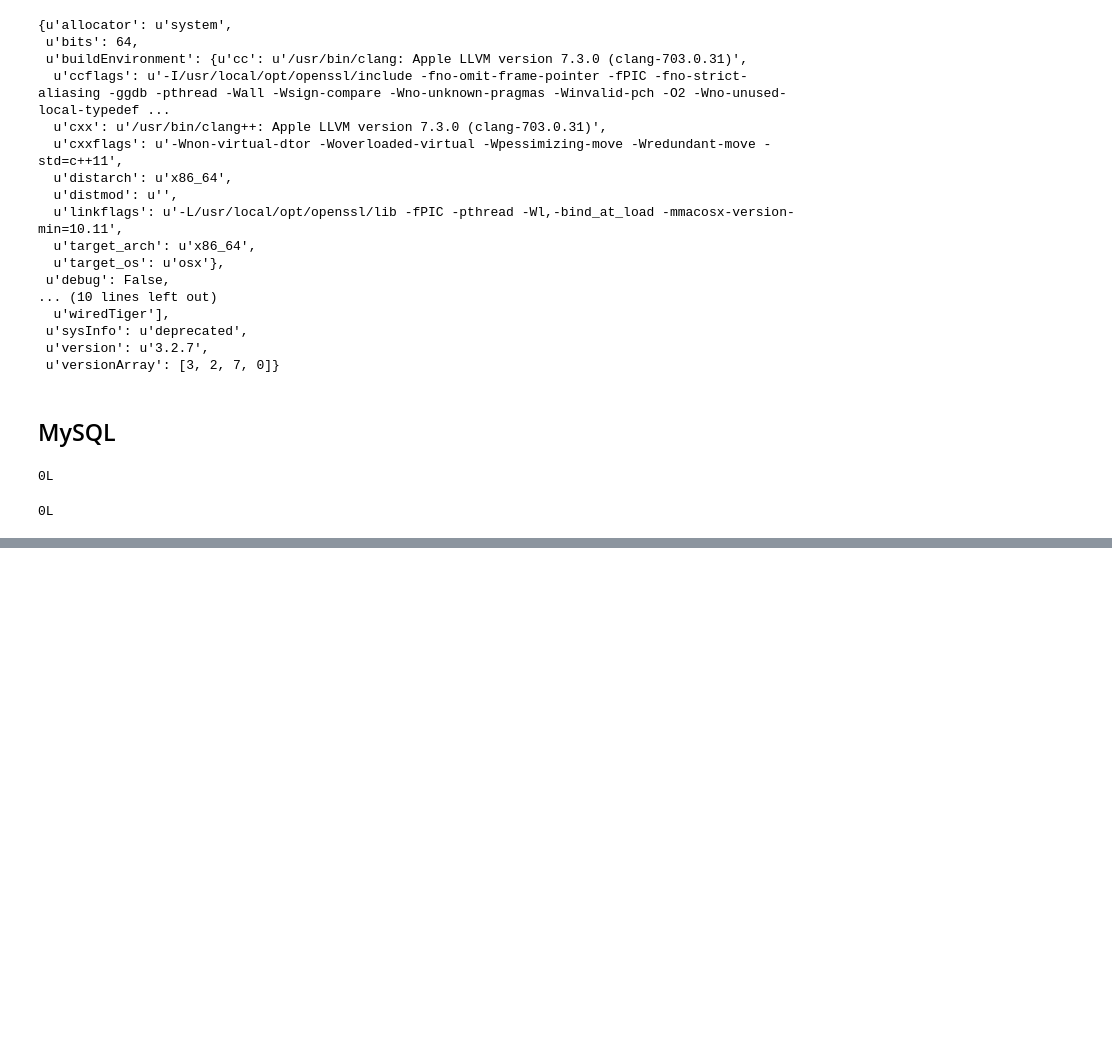
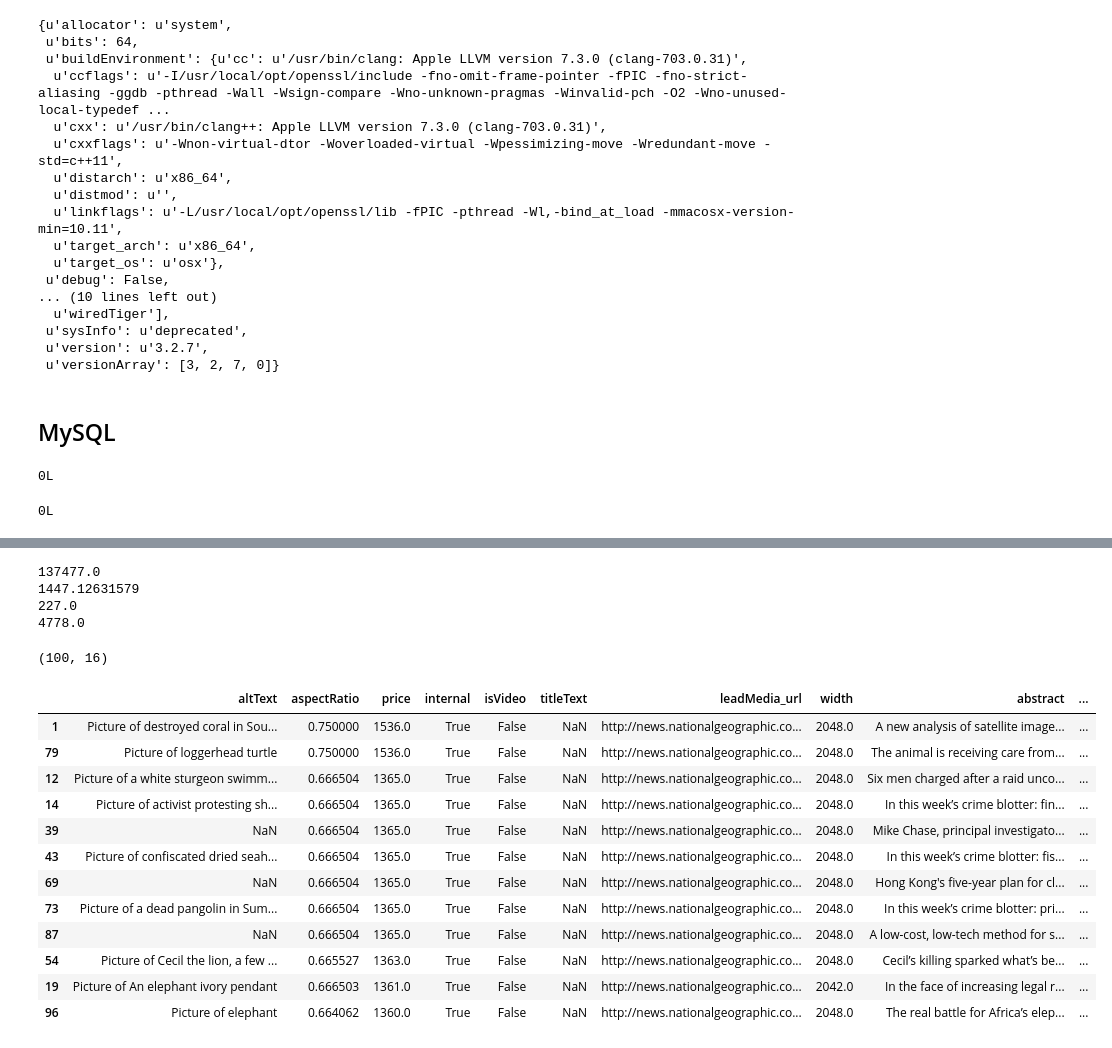
Before and after one commit to clutchyork/pythonetl, a Jupyter notebook: 20160713-demo.ipynb, the cells around one changed output, grey strips where cells are left out. Saved outputs shown, nothing was run; the diff lists cells and outputs as text; code cells hidden in the pictures; blank space fills up the shorter version.

```diff
--- a/20160713-demo.ipynb
+++ b/20160713-demo.ipynb
@@ -260,0 +370,4 @@ cursor.execute(sql)
+# %%
+datetime_df = df['publishDate'].str.replace(r' [A-Z]{3} ', ' ')
+# %%
+df['pub_datetime'] = pd.to_datetime(datetime_df) + pd.Timedelta('4 hours')
@@ -260,0 +383,28 @@ cursor.execute(sql)
+# %%
+print(df['price'].sum())
+print(df['price'].mean())
+print(df['price'].min())
+print(df['price'].max())
+df.shape
+# %% [output]
+137477.0
+1447.12631579
+227.0
+4778.0
+(100, 16)
+# %%
+df.query('width > 660.0 & series == "Wildlife Watch"' ).sort_values('price', ascending=False)
+# %% [output]
+|  | altText | aspectRatio | price | internal | isVideo | titleText | leadMedia_url | width | abstract | ... |
+| 1 | Picture of destroyed coral in Sou... | 0.750000 | 1536.0 | True | False | NaN | http://news.nationalgeographic.co... | 2048.0 | A new analysis of satellite image... | ... |
+| 79 | Picture of loggerhead turtle | 0.750000 | 1536.0 | True | False | NaN | http://news.nationalgeographic.co... | 2048.0 | The animal is receiving care from... | ... |
+| 12 | Picture of a white sturgeon swimm... | 0.666504 | 1365.0 | True | False | NaN | http://news.nationalgeographic.co... | 2048.0 | Six men charged after a raid unco... | ... |
+| 14 | Picture of activist protesting sh... | 0.666504 | 1365.0 | True | False | NaN | http://news.nationalgeographic.co... | 2048.0 | In this week’s crime blotter: fin... | ... |
+| 39 | NaN | 0.666504 | 1365.0 | True | False | NaN | http://news.nationalgeographic.co... | 2048.0 | Mike Chase, principal investigato... | ... |
+| 43 | Picture of confiscated dried seah... | 0.666504 | 1365.0 | True | False | NaN | http://news.nationalgeographic.co... | 2048.0 | In this week’s crime blotter: fis... | ... |
+| 69 | NaN | 0.666504 | 1365.0 | True | False | NaN | http://news.nationalgeographic.co... | 2048.0 | Hong Kong's five-year plan for cl... | ... |
+| 73 | Picture of a dead pangolin in Sum... | 0.666504 | 1365.0 | True | False | NaN | http://news.nationalgeographic.co... | 2048.0 | In this week’s crime blotter: pri... | ... |
+| 87 | NaN | 0.666504 | 1365.0 | True | False | NaN | http://news.nationalgeographic.co... | 2048.0 | A low-cost, low-tech method for s... | ... |
+| 54 | Picture of Cecil the lion, a few ... | 0.665527 | 1363.0 | True | False | NaN | http://news.nationalgeographic.co... | 2048.0 | Cecil’s killing sparked what’s be... | ... |
+| 19 | Picture of An elephant ivory pendant | 0.666503 | 1361.0 | True | False | NaN | http://news.nationalgeographic.co... | 2042.0 | In the face of increasing legal r... | ... |
+| 96 | Picture of elephant | 0.664062 | 1360.0 | True | False | NaN | http://news.nationalgeographic.co... | 2048.0 | The real battle for Africa’s elep... | ... |
```
Also changed, not shown: parts of 18 cells of this notebook.
